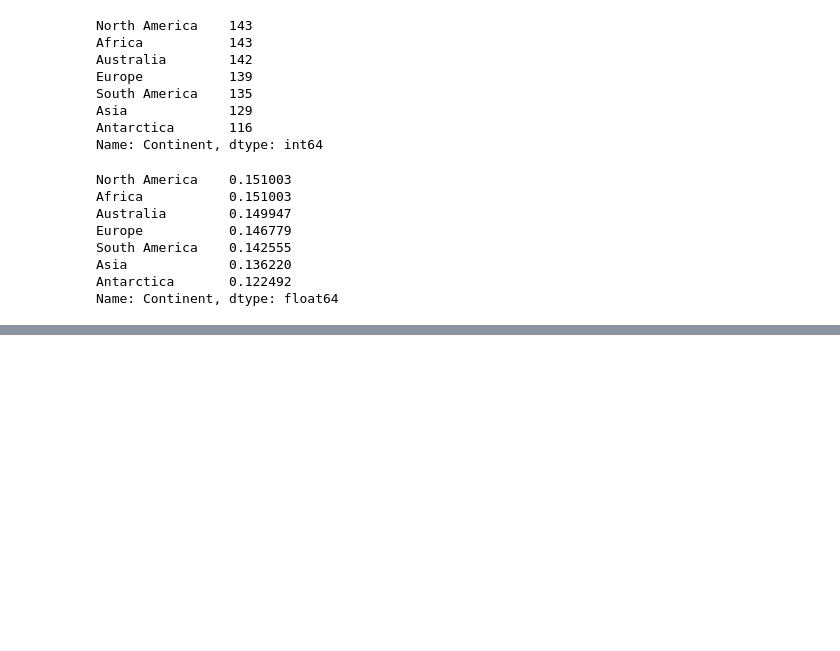
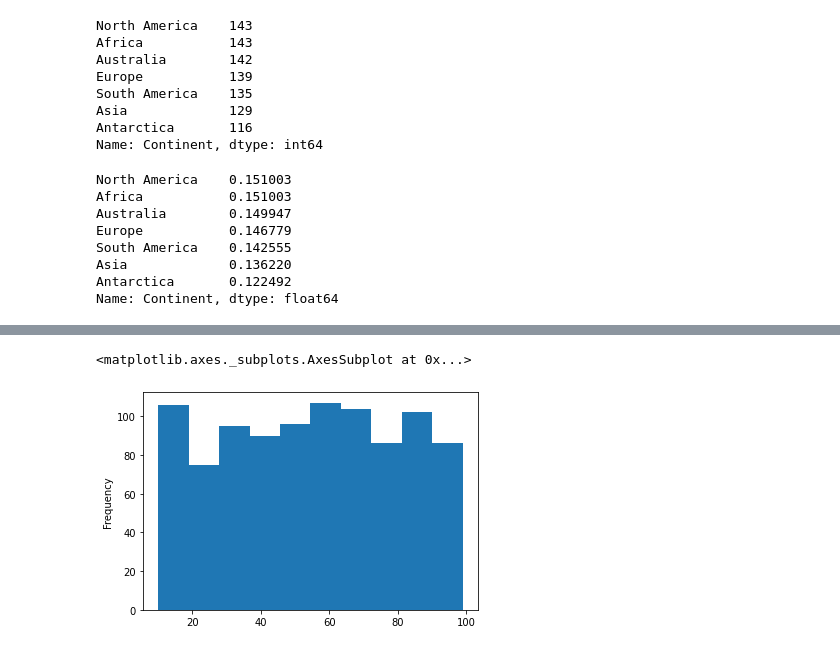
Before and after one commit to qlows/data_science, a Jupyter notebook: assignment4/Assignment4.ipynb, the cells around one changed output, grey strips where cells are left out. Drawn from its saved outputs; the diff is of its cells as text; code cells hidden in the pictures; blank space fills up the shorter version.

```diff
--- a/assignment4/Assignment4.ipynb
+++ b/assignment4/Assignment4.ipynb
@@ -218,0 +235,7 @@ Name: Continent, dtype: float64
+# %%
+# 18.	Plot a histogram for the ‘Cost’ column.
+%matplotlib inline
+DF["Cost"].plot(kind="hist")
+# %% [output]
+<matplotlib.axes._subplots.AxesSubplot at 0x...>
+[figure, added]
```
Also changed, not shown: parts of 41 cells of this notebook.
